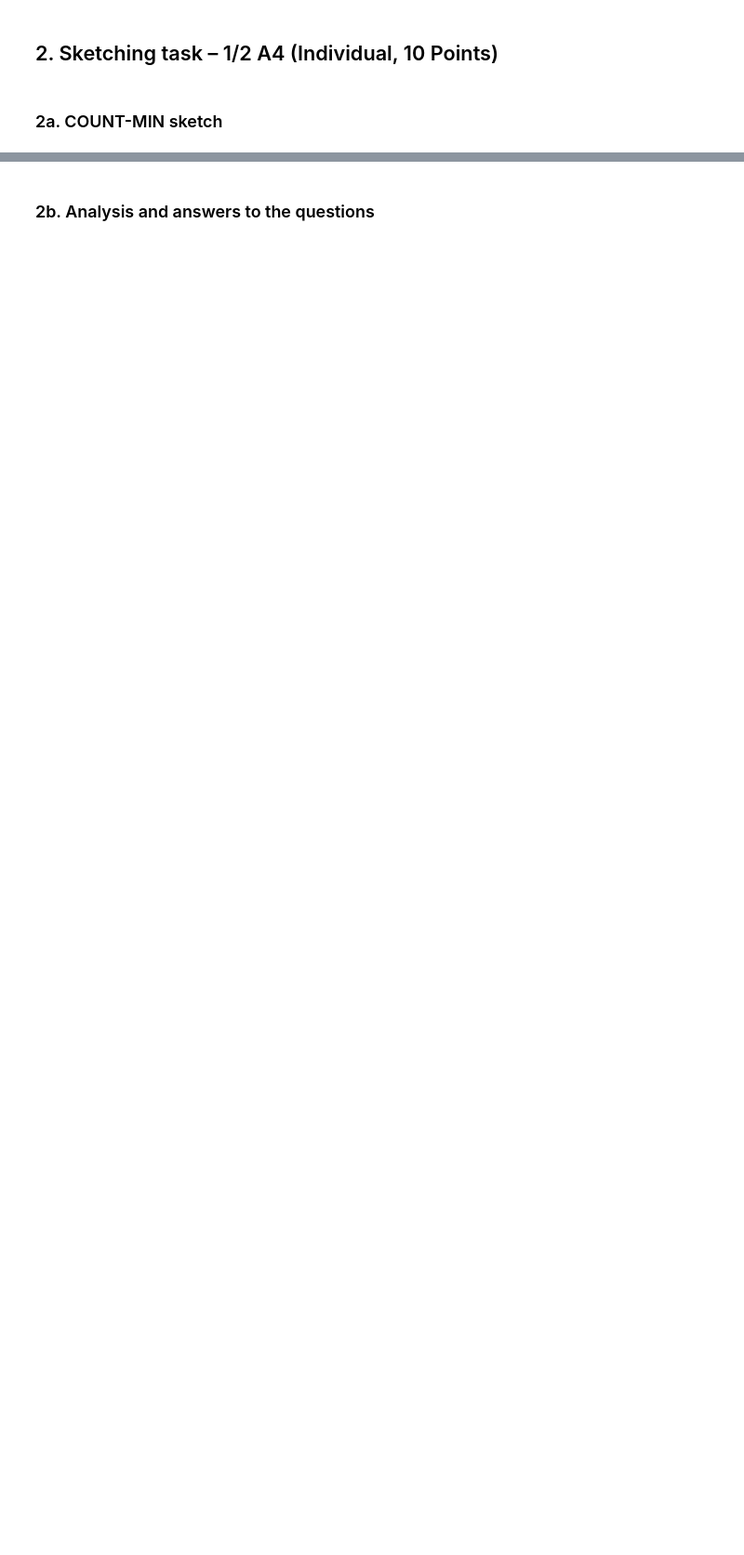
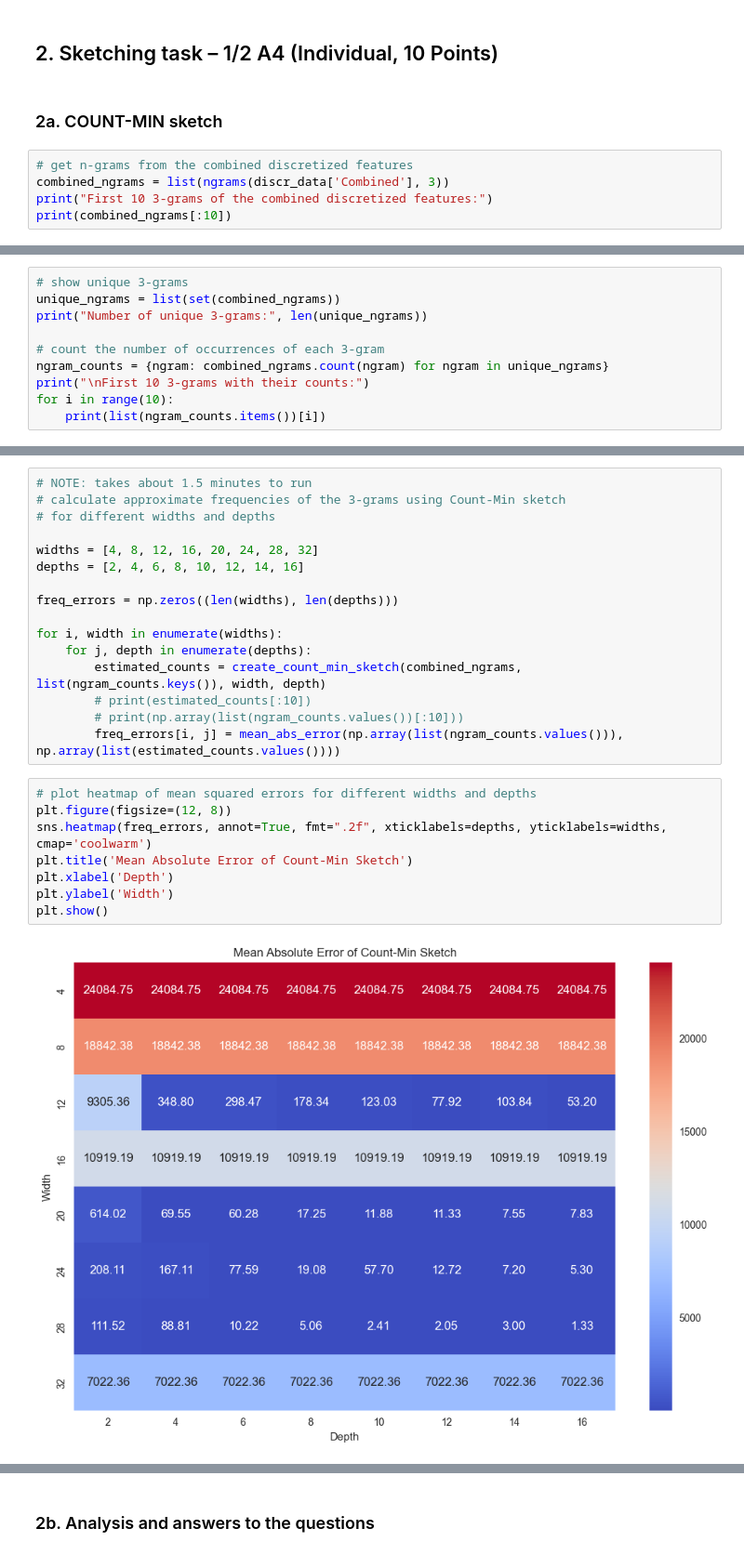
Before and after one commit to amar-mesic/cyber-data, a Jupyter notebook: lab-3/Lab3.ipynb, the cells around one changed output, grey strips where cells are left out. Shown at 93% size. Cells and saved outputs as stored; diff of their text form; blank space fills up the shorter version.

```diff
--- a/lab-3/Lab3.ipynb
+++ b/lab-3/Lab3.ipynb
@@ -375,3 +404,8 @@ We then went on to discretize the protocol and direction of communication. We us
 ## 2. Sketching task – 1/2 A4 (Individual, 10 Points)
 # %% [markdown]
 ### 2a. COUNT-MIN sketch
+# %%
+# get n-grams from the combined discretized features
+combined_ngrams = list(ngrams(discr_data['Combined'], 3))
+print("First 10 3-grams of the combined discretized features:")
+print(combined_ngrams[:10])
@@ -377,0 +415,10 @@ We then went on to discretize the protocol and direction of communication. We us
+# %%
+# show unique 3-grams
+unique_ngrams = list(set(combined_ngrams))
+print("Number of unique 3-grams:", len(unique_ngrams))
+
+# count the number of occurrences of each 3-gram
+ngram_counts = {ngram: combined_ngrams.count(ngram) for ngram in unique_ngrams}
+print("\nFirst 10 3-grams with their counts:")
+for i in range(10):
+    print(list(ngram_counts.items())[i])
@@ -377,0 +486,26 @@ We then went on to discretize the protocol and direction of communication. We us
+# %%
+# NOTE: takes about 1.5 minutes to run
+# calculate approximate frequencies of the 3-grams using Count-Min sketch
+# for different widths and depths
+
+widths = [4, 8, 12, 16, 20, 24, 28, 32]
+depths = [2, 4, 6, 8, 10, 12, 14, 16]
+
+freq_errors = np.zeros((len(widths), len(depths)))
+
+for i, width in enumerate(widths):
+    for j, depth in enumerate(depths):
+        estimated_counts = create_count_min_sketch(combined_ngrams, list(ngram_counts.keys()), width, depth)
+        # print(estimated_counts[:10])
+        # print(np.array(list(ngram_counts.values())[:10]))
+        freq_errors[i, j] = mean_abs_error(np.array(list(ngram_counts.values())), np.array(list(estimated_counts.values())))
+# %%
+# plot heatmap of mean squared errors for different widths and depths
+plt.figure(figsize=(12, 8))
+sns.heatmap(freq_errors, annot=True, fmt=".2f", xticklabels=depths, yticklabels=widths, cmap='coolwarm')
+plt.title('Mean Absolute Error of Count-Min Sketch')
+plt.xlabel('Depth')
+plt.ylabel('Width')
+plt.show()
+# %% [output]
+[figure, added]
```
Also changed, not shown: parts of 11 cells of this notebook.
